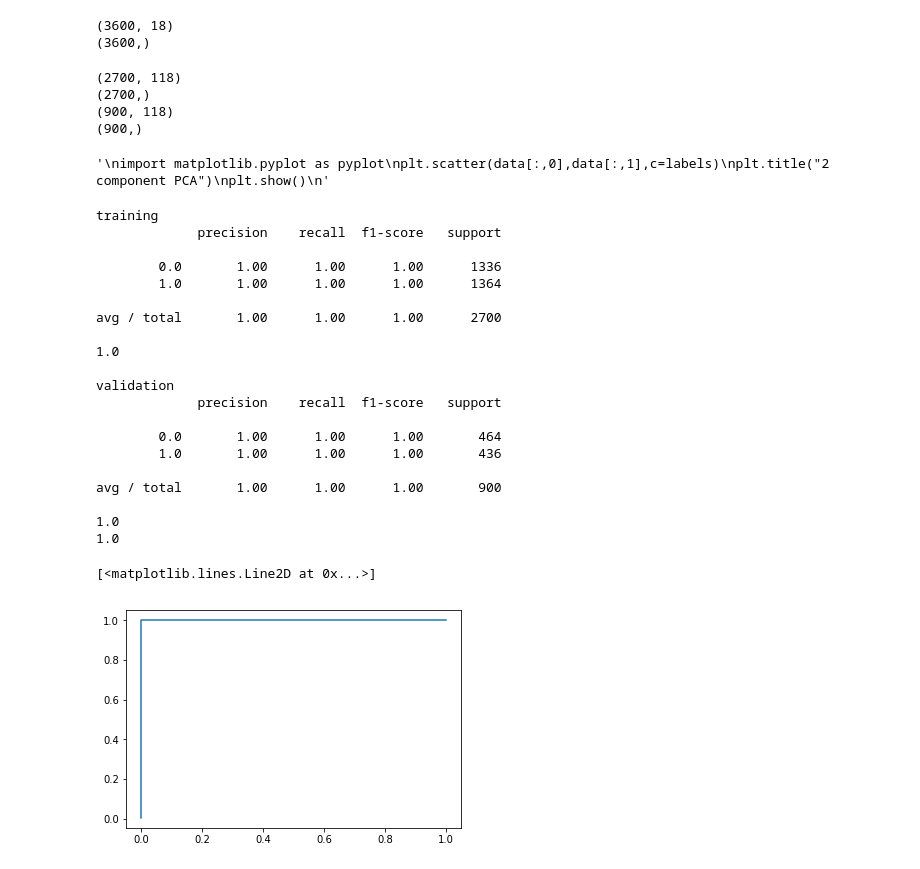
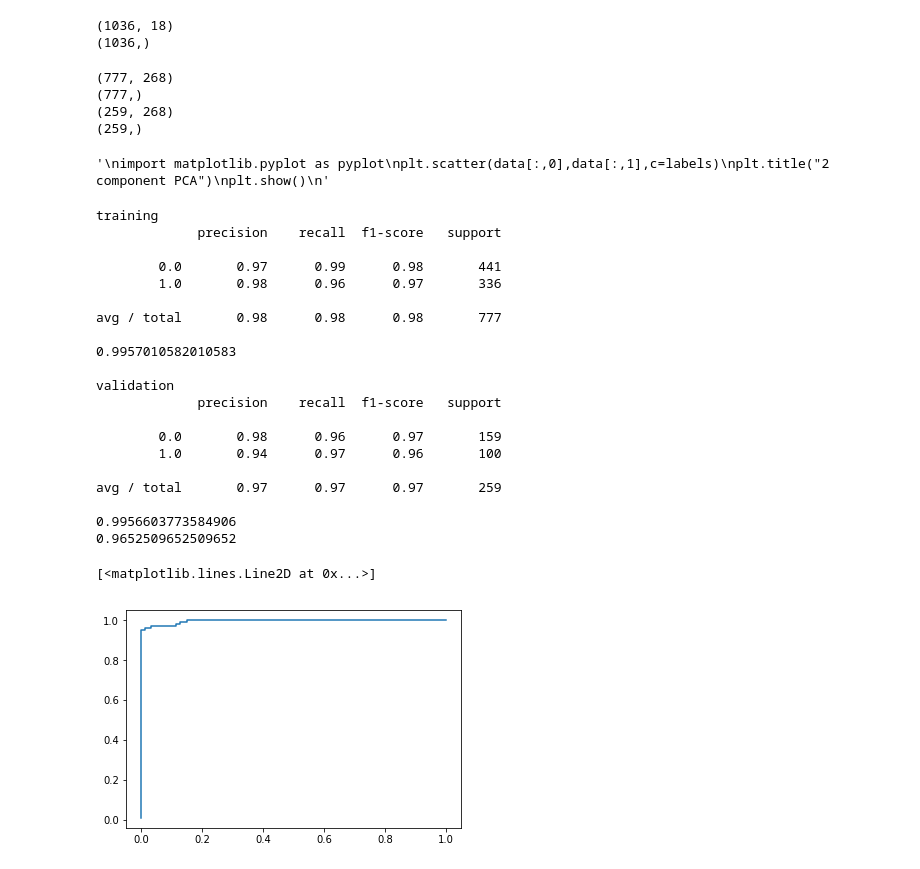
Before and after one commit to RohitBandaru/SeizureDetection, a Jupyter notebook: test.ipynb, the cells around one changed output. Saved outputs shown, nothing was run; the diff lists cells and outputs as text; code cells hidden in the pictures.

```diff
--- a/test.ipynb
+++ b/test.ipynb
@@ -5,7 +5,7 @@ import scipy.io as spio
 import numpy as np
 import dataset
 # %%
-patient_number = 5
+patient_number = 1
 channels = dataset.get_channels(patient_number, 3, 200)
 print(channels)
 data, labels = dataset.get_data(patient_number, channels)
@@ -60,7 +62,7 @@ data2 = np.nan_to_num((data-mean)/std)
 
 from sklearn.decomposition import FastICA
 from sklearn.decomposition import PCA
-pca = PCA(n_components=100, whiten = True)
+pca = PCA(n_components=250, whiten = True)
 pca.fit(datac)
 data2c = pca.transform(datac)
 
@@ -80,12 +82,12 @@ plt.title("2 component PCA")
 plt.show()
 '''
 # %% [output]
-(3600, 18)
-(3600,)
+(1036, 18)
+(1036,)
-(2700, 118)
-(2700,)
-(900, 118)
-(900,)
+(777, 268)
+(777,)
+(259, 268)
+(259,)
 '\nimport matplotlib.pyplot as pyplot\nplt.scatter(data[:,0],data[:,1],c=labels)\nplt.title("2 component PCA")\nplt.show()\n'
 # %%
 from sklearn.svm import SVC
@@ -96,47 +98,47 @@ from sklearn.neural_network import MLPClassifier
 #### SVM
 #clf = SVC(C=100, gamma=1, kernel='rbf',
  #max_iter=10000000, probability=True)
-clf = RandomForestClassifier(n_estimators=100, max_depth=10, max_features=5)
+clf = RandomForestClassifier(n_estimators=200, max_depth=2, max_features=20)
 clf.fit(train_data, train_labels)
 
 print("training")
 print(metrics.classification_report(train_labels,clf.predict(train_data)))
 print(metrics.roc_auc_score(train_labels, clf.predict_proba(train_data)[:,1]))
 print("\nvalidation")
 print(metrics.classification_report(val_labels,clf.predict(val_data)))
 print(metrics.roc_auc_score(val_labels,clf.predict_proba(val_data)[:,1]))
 print(metrics.accuracy_score(val_labels,clf.predict(val_data)))
 print("\n")
 
 fpr, tpr, thresholds = metrics.roc_curve(val_labels, clf.predict_proba(val_data)[:,1], pos_label=1)
 import matplotlib.pyplot as plt
 plt.plot(fpr,tpr)
 #print(thresholds)
 
 #print(clf.feature_importances_[:48])
 # %% [output]
 training
              precision    recall  f1-score   support
 
-        0.0       1.00      1.00      1.00      1336
-        1.0       1.00      1.00      1.00      1364
+        0.0       0.97      0.99      0.98       441
+        1.0       0.98      0.96      0.97       336
 
-avg / total       1.00      1.00      1.00      2700
+avg / total       0.98      0.98      0.98       777
 
-1.0
+0.9957010582010583
 
 validation
              precision    recall  f1-score   support
 
-        0.0       1.00      1.00      1.00       464
-        1.0       1.00      1.00      1.00       436
+        0.0       0.98      0.96      0.97       159
+        1.0       0.94      0.97      0.96       100
 
-avg / total       1.00      1.00      1.00       900
+avg / total       0.97      0.97      0.97       259
 
-1.0
-1.0
+0.9956603773584906
+0.9652509652509652
 [<matplotlib.lines.Line2D at 0x...>]
-[figure, old version]
+[figure, new version]
 # %%
 path = "data/patient_"+str(patient_number)+"/test/"
 files = listdir(path)
```
Also changed, not shown: parts of 2 cells of this notebook, 9 other files.
